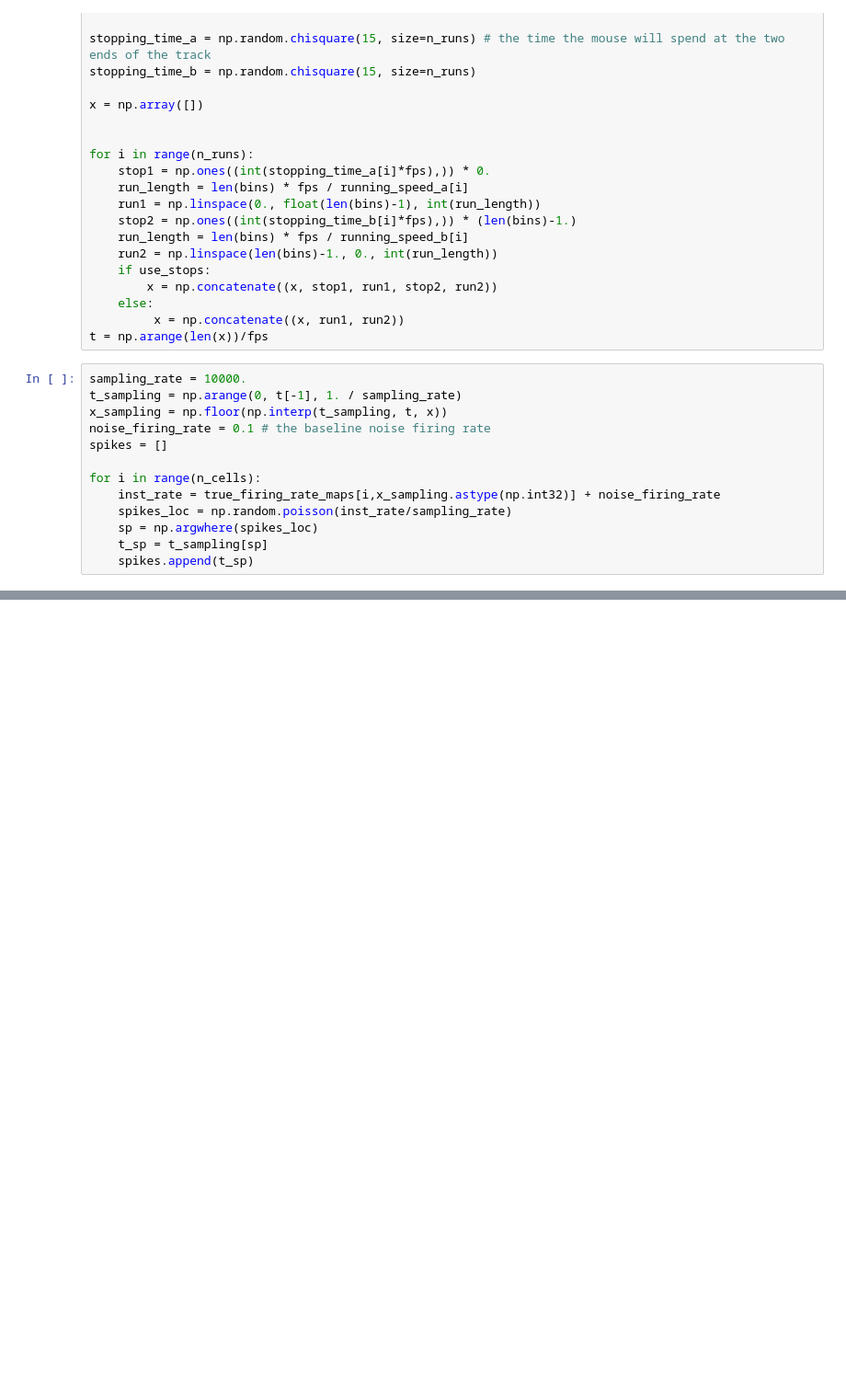
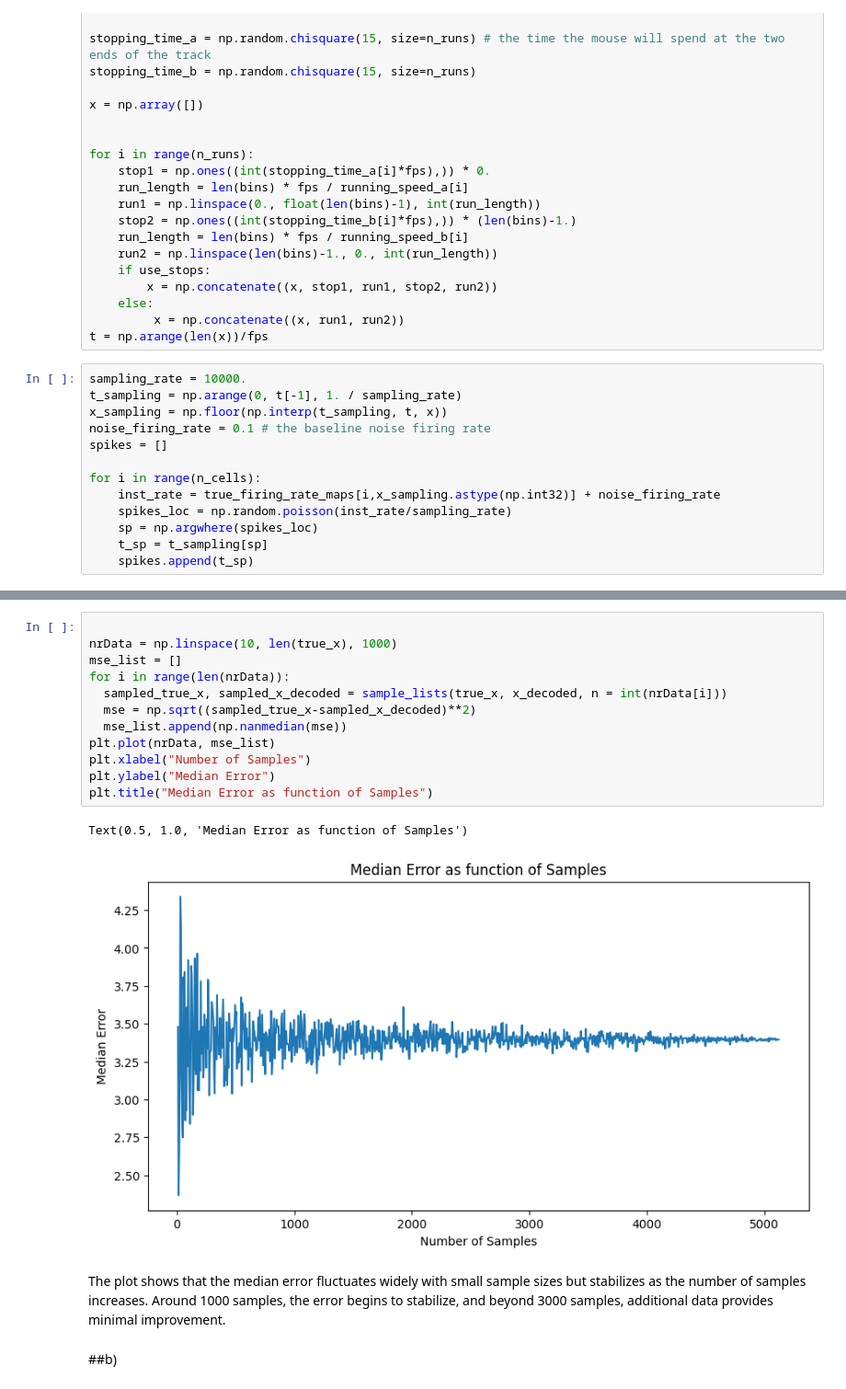
Before and after one commit to xamweil/population-methods, a Jupyter notebook: 01-bayes-decoding/exercises.ipynb, the cells around one changed output, grey strips where cells are left out. Shown at 92% size. Drawn from its saved outputs; the diff is of its cells as text; blank space fills up the shorter version.

```diff
--- a/01-bayes-decoding/exercises.ipynb
+++ b/01-bayes-decoding/exercises.ipynb
@@ -120,0 +180,19 @@ with open('data/'+file_name,'wb') as f:
+# %%
+
+nrData = np.linspace(10, len(true_x), 1000)
+mse_list = []
+for i in range(len(nrData)):
+  sampled_true_x, sampled_x_decoded = sample_lists(true_x, x_decoded, n = int(nrData[i]))
+  mse = np.sqrt((sampled_true_x-sampled_x_decoded)**2)
+  mse_list.append(np.nanmedian(mse))
+plt.plot(nrData, mse_list)
+plt.xlabel("Number of Samples")
+plt.ylabel("Median Error")
+plt.title("Median Error as function of Samples")
+# %% [output]
+Text(0.5, 1.0, 'Median Error as function of Samples')
+[figure, added]
+# %% [markdown]
+The plot shows that the median error fluctuates widely with small sample sizes but stabilizes as the number of samples increases. Around 1000 samples, the error begins to stabilize, and beyond 3000 samples, additional data provides minimal improvement.
+# %% [markdown]
+##b)
```
Also changed, not shown: parts of 37 cells of this notebook.
